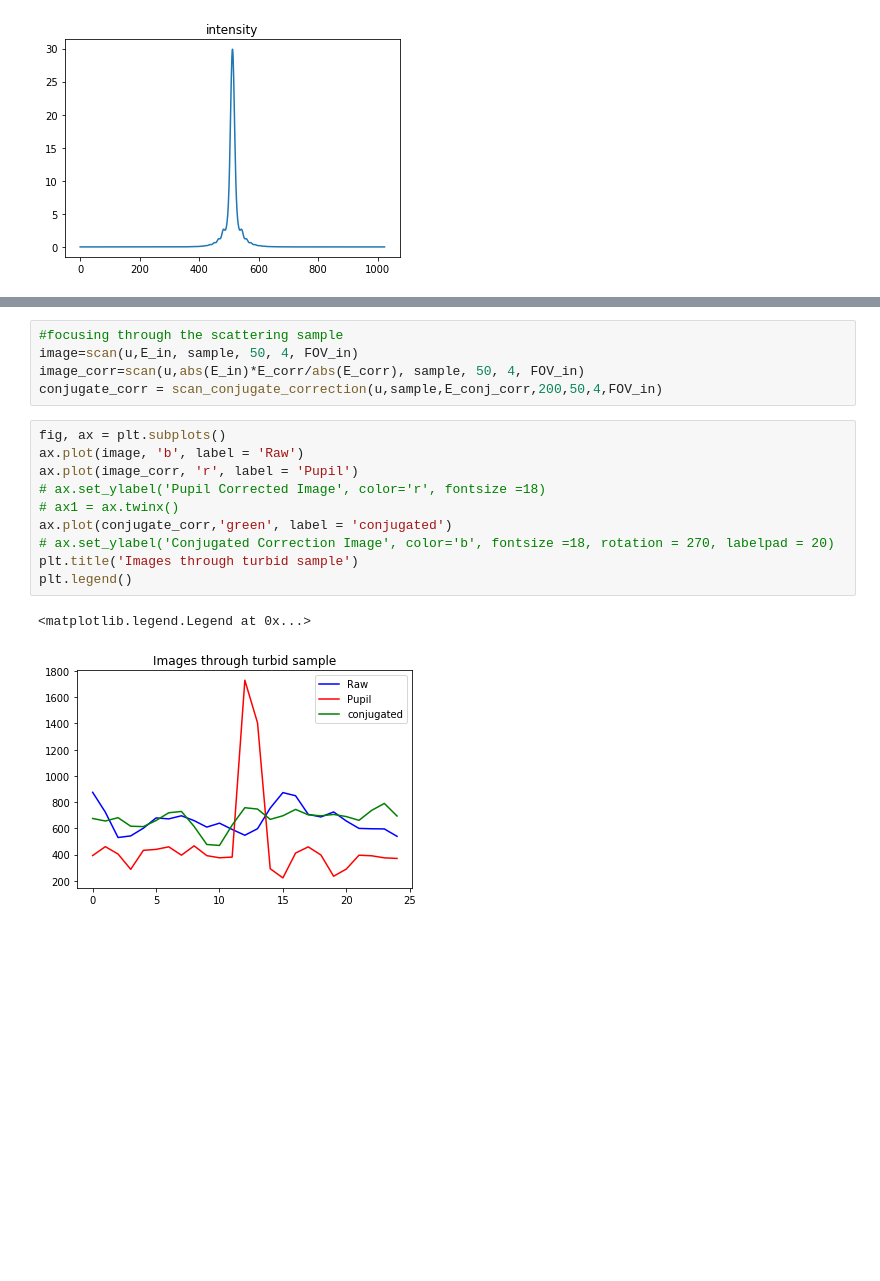
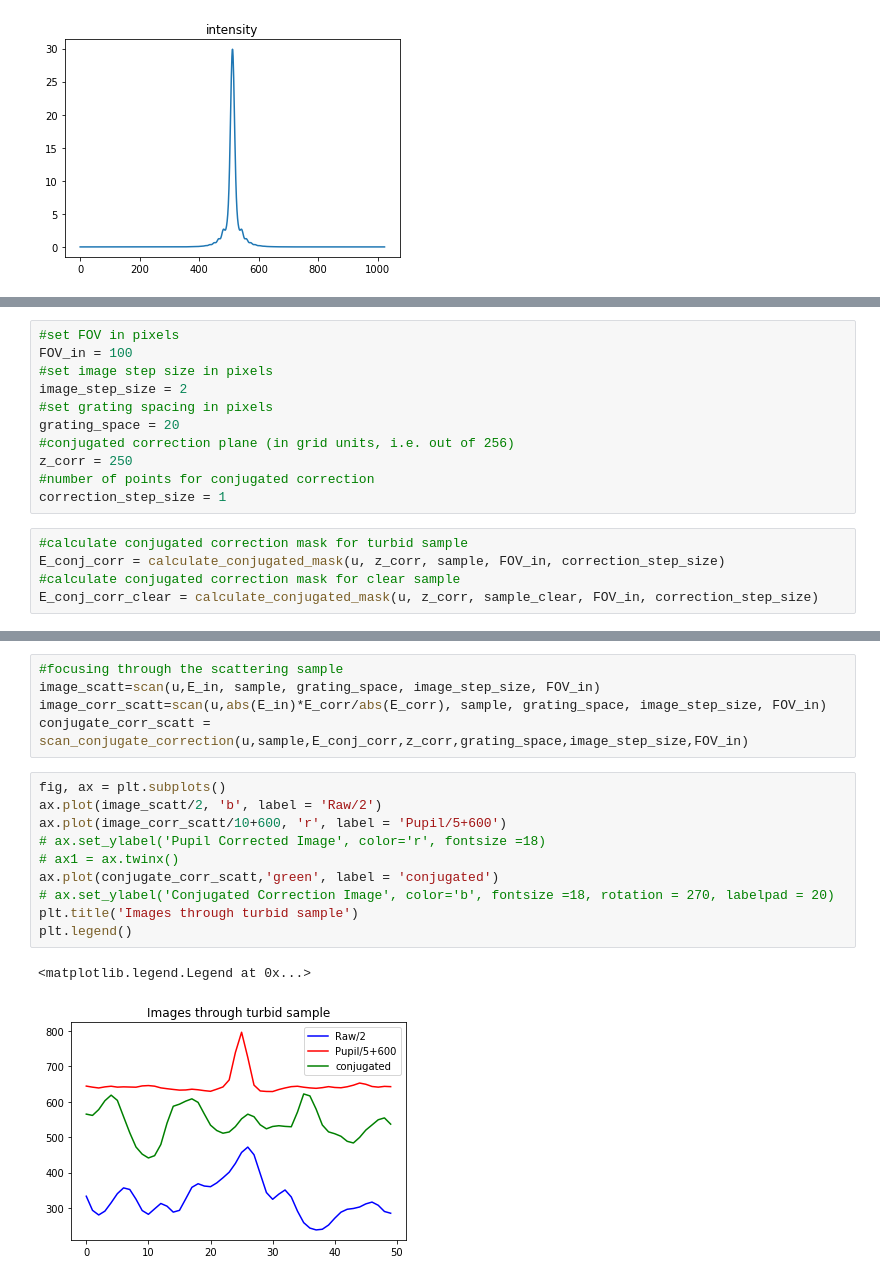
Before and after one commit to PrintRind/Turbid-Media-Propagation-Simulation, a Jupyter notebook: Turbid_Media_Sim_with_functions.ipynb, the cells around one changed output, grey strips where cells are left out. Cells and saved outputs as stored; diff of their text form; blank space fills up the shorter version.

```diff
--- a/Turbid_Media_Sim_with_functions.ipynb
+++ b/Turbid_Media_Sim_with_functions.ipynb
@@ -160,0 +156,16 @@ E_conj_corr_clear = calculate_conjugated_mask(u, 200, sample_clear, FOV_in, 1)
+# %%
+#set FOV in pixels
+FOV_in = 100
+#set image step size in pixels
+image_step_size = 2
+#set grating spacing in pixels
+grating_space = 20
+#conjugated correction plane (in grid units, i.e. out of 256)
+z_corr = 250
+#number of points for conjugated correction
+correction_step_size = 1
+# %%
+#calculate conjugated correction mask for turbid sample
+E_conj_corr = calculate_conjugated_mask(u, z_corr, sample, FOV_in, correction_step_size)
+#calculate conjugated correction mask for clear sample
+E_conj_corr_clear = calculate_conjugated_mask(u, z_corr, sample_clear, FOV_in, correction_step_size)
@@ -179,18 +205,18 @@ plt.legend()
 # %%
 #focusing through the scattering sample
-image=scan(u,E_in, sample, 50, 4, FOV_in)
-image_corr=scan(u,abs(E_in)*E_corr/abs(E_corr), sample, 50, 4, FOV_in)
-conjugate_corr = scan_conjugate_correction(u,sample,E_conj_corr,200,50,4,FOV_in)
+image_scatt=scan(u,E_in, sample, grating_space, image_step_size, FOV_in)
+image_corr_scatt=scan(u,abs(E_in)*E_corr/abs(E_corr), sample, grating_space, image_step_size, FOV_in)
+conjugate_corr_scatt = scan_conjugate_correction(u,sample,E_conj_corr,z_corr,grating_space,image_step_size,FOV_in)
 # %%
 fig, ax = plt.subplots()
-ax.plot(image, 'b', label = 'Raw')
-ax.plot(image_corr, 'r', label = 'Pupil')
+ax.plot(image_scatt/2, 'b', label = 'Raw/2')
+ax.plot(image_corr_scatt/10+600, 'r', label = 'Pupil/5+600')
 # ax.set_ylabel('Pupil Corrected Image', color='r', fontsize =18)
 # ax1 = ax.twinx()
-ax.plot(conjugate_corr,'green', label = 'conjugated')
+ax.plot(conjugate_corr_scatt,'green', label = 'conjugated')
 # ax.set_ylabel('Conjugated Correction Image', color='b', fontsize =18, rotation = 270, labelpad = 20)
 plt.title('Images through turbid sample')
 plt.legend()
 # %% [output]
 <matplotlib.legend.Legend at 0x...>
-[figure, old version]
+[figure, new version]
```
Also changed, not shown: parts of 9 cells of this notebook, 3 other files.
